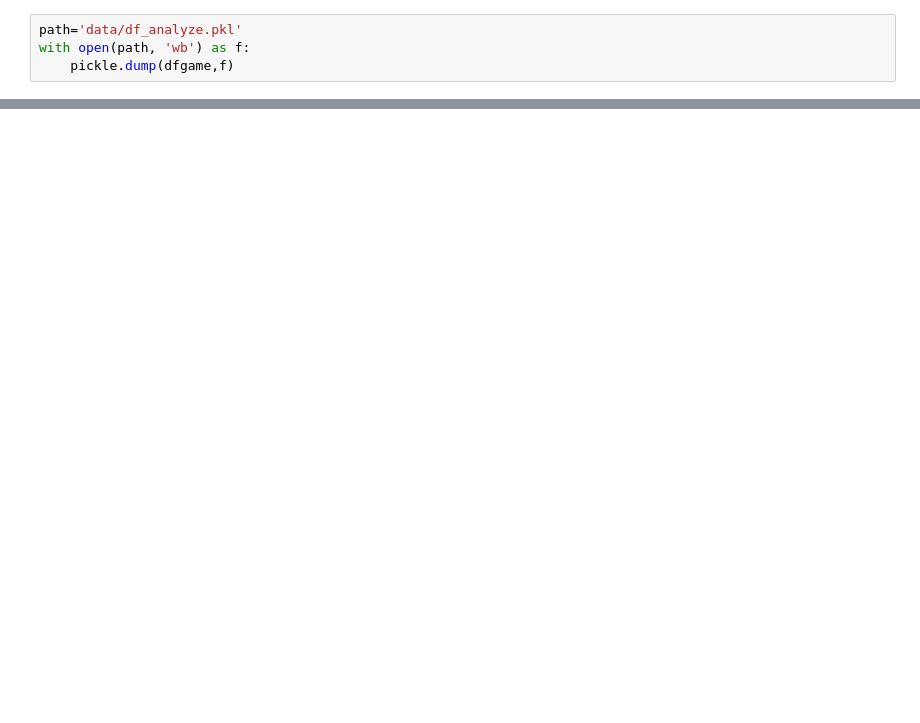
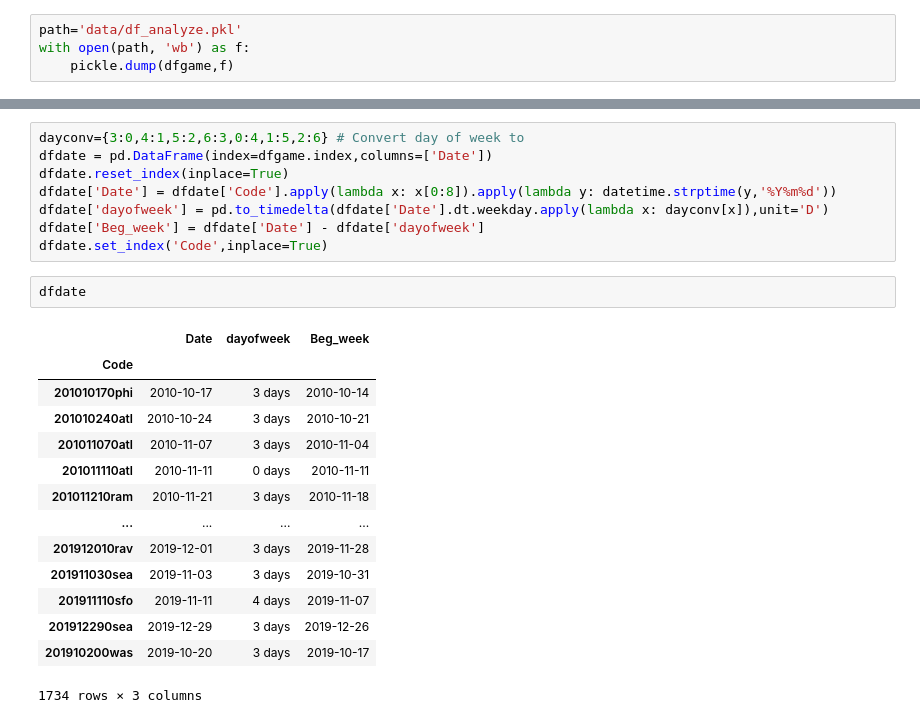
Before and after one commit to titansat74/Projects, a Jupyter notebook: Capstone Two/Cap2_Generator.ipynb, the cells around one changed output, grey strips where cells are left out. Cells and saved outputs as stored; diff of their text form; blank space fills up the shorter version.

```diff
--- a/Capstone Two/Cap2_Generator.ipynb
+++ b/Capstone Two/Cap2_Generator.ipynb
@@ -128,0 +177,25 @@ dfyear.loc['den']
+# %%
+dayconv={3:0,4:1,5:2,6:3,0:4,1:5,2:6} # Convert day of week to
+dfdate = pd.DataFrame(index=dfgame.index,columns=['Date'])
+dfdate.reset_index(inplace=True)
+dfdate['Date'] = dfdate['Code'].apply(lambda x: x[0:8]).apply(lambda y: datetime.strptime(y,'%Y%m%d'))
+dfdate['dayofweek'] = pd.to_timedelta(dfdate['Date'].dt.weekday.apply(lambda x: dayconv[x]),unit='D')
+dfdate['Beg_week'] = dfdate['Date'] - dfdate['dayofweek']
+dfdate.set_index('Code',inplace=True)
+# %%
+dfdate
+# %% [output]
+|  | Date | dayofweek | Beg_week |
+| Code |  |  |  |
+| 201010170phi | 2010-10-17 | 3 days | 2010-10-14 |
+| 201010240atl | 2010-10-24 | 3 days | 2010-10-21 |
+| 201011070atl | 2010-11-07 | 3 days | 2010-11-04 |
+| 201011110atl | 2010-11-11 | 0 days | 2010-11-11 |
+| 201011210ram | 2010-11-21 | 3 days | 2010-11-18 |
+| ... | ... | ... | ... |
+| 201912010rav | 2019-12-01 | 3 days | 2019-11-28 |
+| 201911030sea | 2019-11-03 | 3 days | 2019-10-31 |
+| 201911110sfo | 2019-11-11 | 4 days | 2019-11-07 |
+| 201912290sea | 2019-12-29 | 3 days | 2019-12-26 |
+| 201910200was | 2019-10-20 | 3 days | 2019-10-17 |
+1734 rows × 3 columns
```
Also changed, not shown: parts of 16 cells of this notebook.
